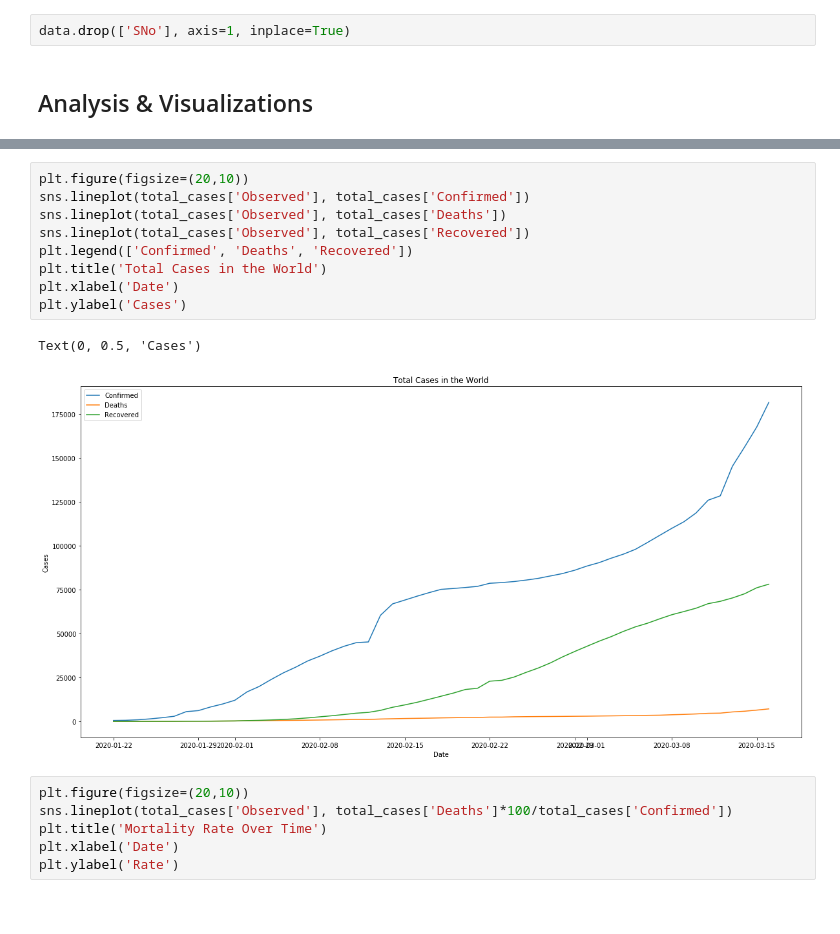
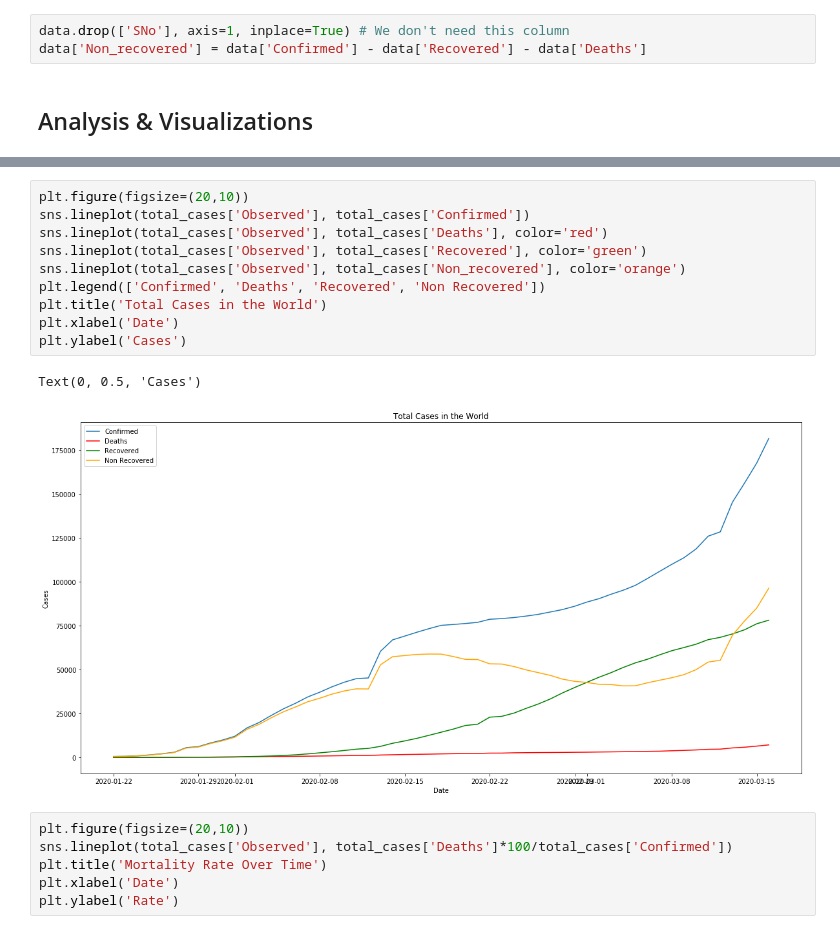
Before and after one commit to gachet/Coronavirus-2019-Analysis, a Jupyter notebook: Coronavirus_Analysis.ipynb, the cells around one changed output, grey strips where cells are left out. Cells and saved outputs as stored; diff of their text form.

Commit message:
WIP: analysis and visualization

```diff
--- a/Coronavirus_Analysis.ipynb
+++ b/Coronavirus_Analysis.ipynb
@@ -118,5 +118,6 @@ data.head()
 # %%
-data.drop(['SNo'], axis=1, inplace=True)
+data.drop(['SNo'], axis=1, inplace=True) # We don't need this column
+data['Non_recovered'] = data['Confirmed'] - data['Recovered'] - data['Deaths']
 # %% [markdown]
 ## Analysis & Visualizations
 # %%
@@ -143,15 +161,16 @@ total_cases
 # %%
 plt.figure(figsize=(20,10))
 sns.lineplot(total_cases['Observed'], total_cases['Confirmed'])
-sns.lineplot(total_cases['Observed'], total_cases['Deaths'])
-sns.lineplot(total_cases['Observed'], total_cases['Recovered'])
-plt.legend(['Confirmed', 'Deaths', 'Recovered'])
+sns.lineplot(total_cases['Observed'], total_cases['Deaths'], color='red')
+sns.lineplot(total_cases['Observed'], total_cases['Recovered'], color='green')
+sns.lineplot(total_cases['Observed'], total_cases['Non_recovered'], color='orange')
+plt.legend(['Confirmed', 'Deaths', 'Recovered', 'Non Recovered'])
 plt.title('Total Cases in the World')
 plt.xlabel('Date')
 plt.ylabel('Cases')
 # %% [output]
 Text(0, 0.5, 'Cases')
-[figure, old version]
+[figure, new version]
 # %%
 plt.figure(figsize=(20,10))
 sns.lineplot(total_cases['Observed'], total_cases['Deaths']*100/total_cases['Confirmed'])
```
Also changed, not shown: parts of 4 cells of this notebook.
